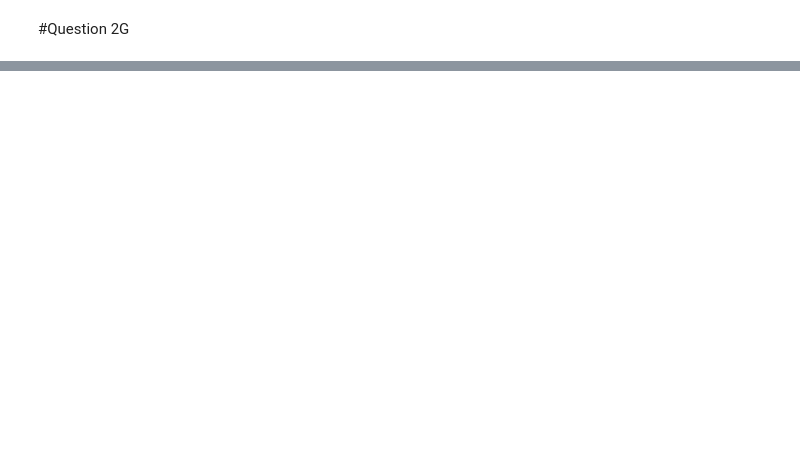
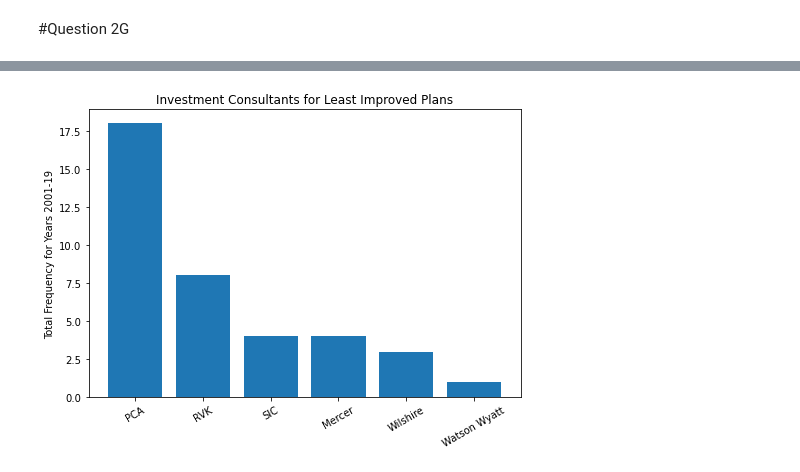
Before and after one commit to DeltaDeutsch/PPD-Group-Project, a Jupyter notebook: PPD Group Final.ipynb, the cells around one changed output, grey strips where cells are left out. Drawn from its saved outputs; the diff is of its cells as text; code cells hidden in the pictures; blank space fills up the shorter version.

```diff
--- a/PPD Group Final.ipynb
+++ b/PPD Group Final.ipynb
@@ -430,0 +477,14 @@ In general, we see that as funding ratio rises, expense ratio generally rises as
+# %%
+fig = plt.figure()
+ax = fig.add_axes([0,0,1,1])
+plt.title('Investment Consultants for Least Improved Plans')
+Investment_Consultants = ['PCA','RVK','SIC','Mercer','Wilshire', 'Watson Wyatt']
+#x = arange(len(Investment_Consultants))
+x = Investment_Consultants
+plt.xticks(x = Investment_Consultants,rotation=30)
+Frequency_Use_by_Plans = [18,8,4,4,3,1]
+ax.bar(Investment_Consultants,Frequency_Use_by_Plans)
+ax.set_ylabel('Total Frequency for Years 2001-19')
+plt.show()
+# %% [output]
+[figure, added]
```
Also changed, not shown: parts of 11 cells of this notebook, 1 other file.
